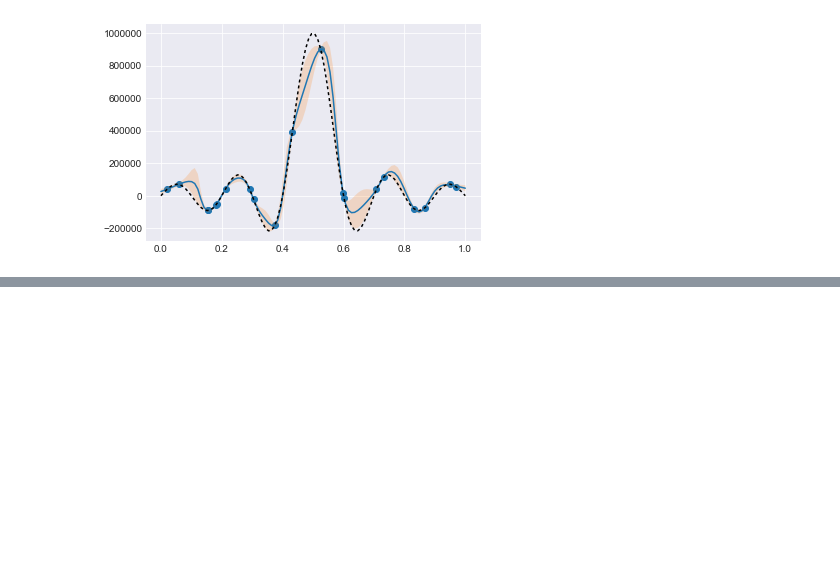
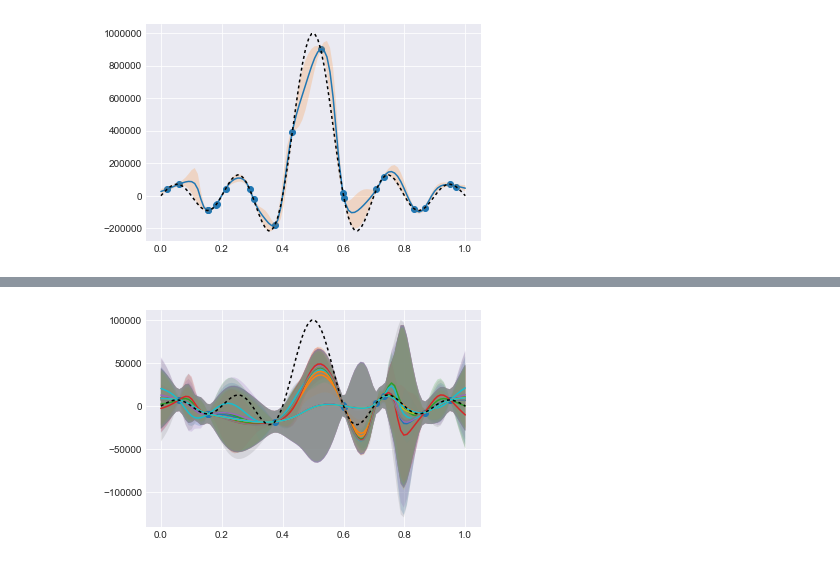
Before and after one commit to tmpethick/ensembled-dngo, a Jupyter notebook: debugging_output_normalization.ipynb, the cells around one changed output, grey strips where cells are left out. Saved outputs shown, nothing was run; the diff lists cells and outputs as text; code cells hidden in the pictures; blank space fills up the shorter version.

```diff
--- a/debugging_output_normalization.ipynb
+++ b/debugging_output_normalization.ipynb
@@ -216,0 +192,18 @@ for i in range(model.nn_model.dim_basis):
+# %%
+from src.models import *
+
+def f(x):
+    return np.sinc(x * 10 - 5).sum(axis=1)[:, None] * 100000
+
+rng = np.random.RandomState(42)
+x_train = rng.uniform(0, 1, 20)[:, None]
+y_train = f(x_train)
+
+############################################
+nn = TFModel(dim_basis=50, epochs=1000, batch_size=10)
+model = BOModel(nn, use_gpy=True)
+model.init(x_train, y_train)
+
+x = (np.linspace(0, 1, 100))[:,None]
+y = f(x)
+model.plot_prediction(x,y)
@@ -216,0 +217,26 @@ for i in range(model.nn_model.dim_basis):
+# %%
+import seaborn as sns
+
+sns.set_style("darkgrid")
+# %%
+from src.models import *
+
+def f(x):
+    return np.sinc(x * 10 - 5).sum(axis=1)[:, None] * 100000
+
+rng = np.random.RandomState(42)
+x_train = rng.uniform(0, 1, 10)[:, None]
+y_train = f(x_train)
+
+################
+
+nn = TFModel(dim_basis=50, epochs=1000, batch_size=10)
+reg = BayesianLinearRegression(num_mcmc=20, burn_in=1000, mcmc_steps=1000)
+model = BOModel(nn, regressor=reg)
+model.init(x_train, y_train)
+
+x = (np.linspace(0, 1, 100))[:,None]
+y = f(x)
+model.plot_prediction(x,y)
+# %% [output]
+[figure, added]
```
Also changed, not shown: parts of 6 cells of this notebook, 17 other files.
